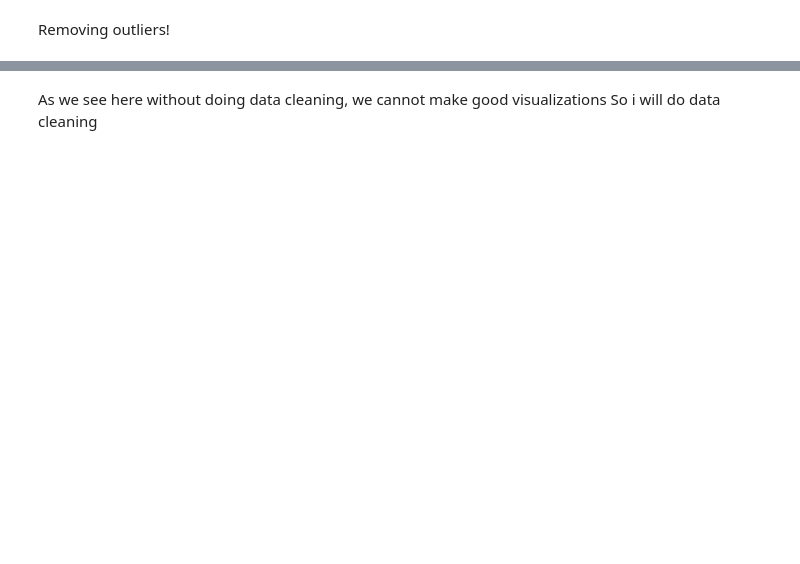
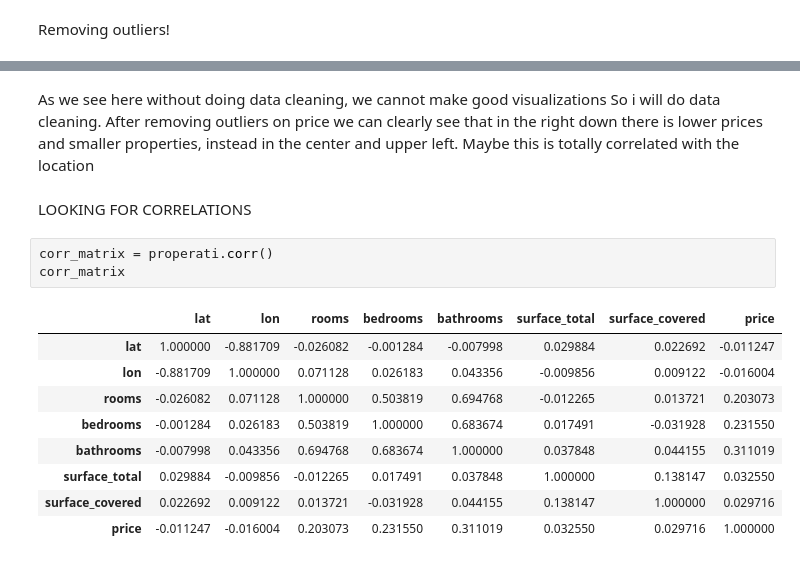
Before and after one commit to Benjacho/properati-ml-forecast, a Jupyter notebook: script.ipynb, the cells around one changed output, grey strips where cells are left out. Drawn from its saved outputs; the diff is of its cells as text; blank space fills up the shorter version.

```diff
--- a/script.ipynb
+++ b/script.ipynb
@@ -421,2 +464,17 @@ plt.legend()
 # %% [markdown]
-As we see here without doing data cleaning, we cannot make good visualizations So i will do data cleaning
+As we see here without doing data cleaning, we cannot make good visualizations So i will do data cleaning. After removing outliers on price we can clearly see that in the right down there is lower prices and smaller properties, instead in the center and upper left. Maybe this is totally correlated with the location
+# %% [markdown]
+LOOKING FOR CORRELATIONS
+# %%
+corr_matrix = properati.corr()
+corr_matrix
+# %% [output]
+|  | lat | lon | rooms | bedrooms | bathrooms | surface_total | surface_covered | price |
+| lat | 1.000000 | -0.881709 | -0.026082 | -0.001284 | -0.007998 | 0.029884 | 0.022692 | -0.011247 |
+| lon | -0.881709 | 1.000000 | 0.071128 | 0.026183 | 0.043356 | -0.009856 | 0.009122 | -0.016004 |
+| rooms | -0.026082 | 0.071128 | 1.000000 | 0.503819 | 0.694768 | -0.012265 | 0.013721 | 0.203073 |
+| bedrooms | -0.001284 | 0.026183 | 0.503819 | 1.000000 | 0.683674 | 0.017491 | -0.031928 | 0.231550 |
+| bathrooms | -0.007998 | 0.043356 | 0.694768 | 0.683674 | 1.000000 | 0.037848 | 0.044155 | 0.311019 |
+| surface_total | 0.029884 | -0.009856 | -0.012265 | 0.017491 | 0.037848 | 1.000000 | 0.138147 | 0.032550 |
+| surface_covered | 0.022692 | 0.009122 | 0.013721 | -0.031928 | 0.044155 | 0.138147 | 1.000000 | 0.029716 |
+| price | -0.011247 | -0.016004 | 0.203073 | 0.231550 | 0.311019 | 0.032550 | 0.029716 | 1.000000 |
```
Also changed, not shown: parts of 98 cells of this notebook, 2 other files.
